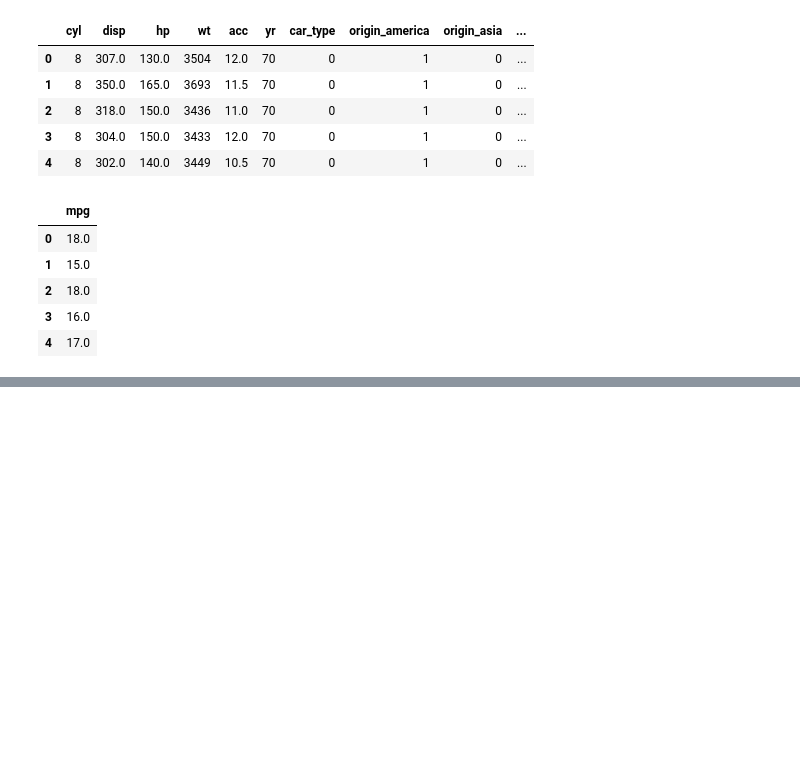
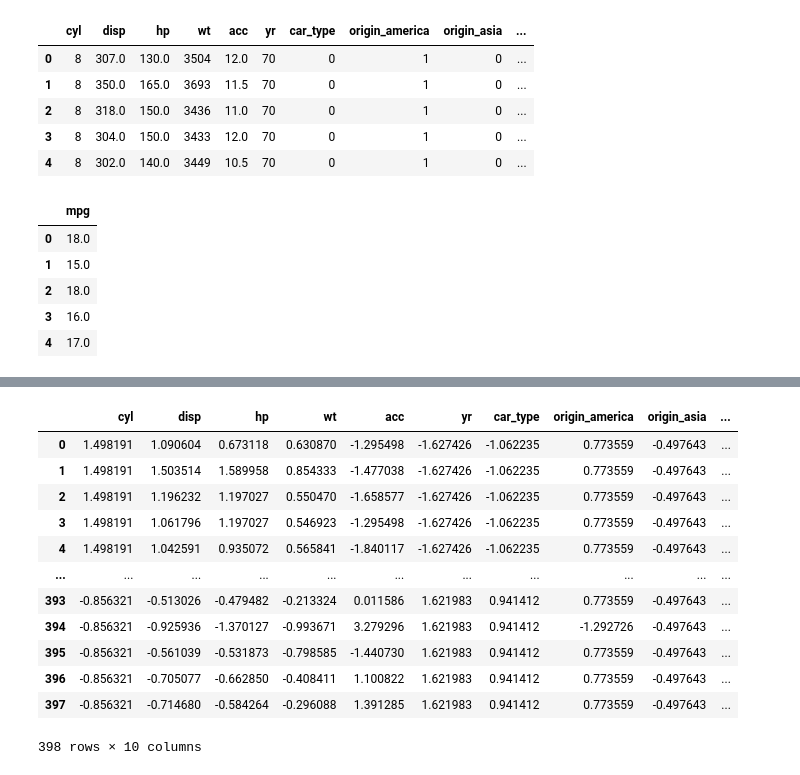
Before and after one commit to ravi541/ai-engineering-playground, a Jupyter notebook: MachieneLearning/Regularization/Reg.ipynb, the cells around one changed output, grey strips where cells are left out. Cells and saved outputs as stored; diff of their text form; code cells hidden in the pictures; blank space fills up the shorter version.

```diff
--- a/MachieneLearning/Regularization/Reg.ipynb
+++ b/MachieneLearning/Regularization/Reg.ipynb
@@ -76,7 +76,7 @@ data=pd.get_dummies(data,columns=['origin'],dtype=int)
 # %%
 data = data.replace('?',np.nan)
 # %%
-data =data.apply(pd.to_numeric,errors='ignore')
+data = data.apply(pd.to_numeric, errors='coerce')
 # %%
 #fill median only for numeric values
 data=data.apply(lambda x:x.fillna(x.median()) if x.dtype != 'object' else x,axis=0)
@@ -114,0 +152,19 @@ x_s=preprocessing.scale(x)
+# %%
+x_s=pd.DataFrame(x_s,columns=x.columns)
+y_s=pd.DataFrame(y_s,columns=y.columns)
+# %%
+x_s
+# %% [output]
+|  | cyl | disp | hp | wt | acc | yr | car_type | origin_america | origin_asia | ... |
+| 0 | 1.498191 | 1.090604 | 0.673118 | 0.630870 | -1.295498 | -1.627426 | -1.062235 | 0.773559 | -0.497643 | ... |
+| 1 | 1.498191 | 1.503514 | 1.589958 | 0.854333 | -1.477038 | -1.627426 | -1.062235 | 0.773559 | -0.497643 | ... |
+| 2 | 1.498191 | 1.196232 | 1.197027 | 0.550470 | -1.658577 | -1.627426 | -1.062235 | 0.773559 | -0.497643 | ... |
+| 3 | 1.498191 | 1.061796 | 1.197027 | 0.546923 | -1.295498 | -1.627426 | -1.062235 | 0.773559 | -0.497643 | ... |
+| 4 | 1.498191 | 1.042591 | 0.935072 | 0.565841 | -1.840117 | -1.627426 | -1.062235 | 0.773559 | -0.497643 | ... |
+| ... | ... | ... | ... | ... | ... | ... | ... | ... | ... | ... |
+| 393 | -0.856321 | -0.513026 | -0.479482 | -0.213324 | 0.011586 | 1.621983 | 0.941412 | 0.773559 | -0.497643 | ... |
+| 394 | -0.856321 | -0.925936 | -1.370127 | -0.993671 | 3.279296 | 1.621983 | 0.941412 | -1.292726 | -0.497643 | ... |
+| 395 | -0.856321 | -0.561039 | -0.531873 | -0.798585 | -1.440730 | 1.621983 | 0.941412 | 0.773559 | -0.497643 | ... |
+| 396 | -0.856321 | -0.705077 | -0.662850 | -0.408411 | 1.100822 | 1.621983 | 0.941412 | 0.773559 | -0.497643 | ... |
+| 397 | -0.856321 | -0.714680 | -0.584264 | -0.296088 | 1.391285 | 1.621983 | 0.941412 | 0.773559 | -0.497643 | ... |
+398 rows × 10 columns
```
Also changed, not shown: parts of 7 cells of this notebook.
